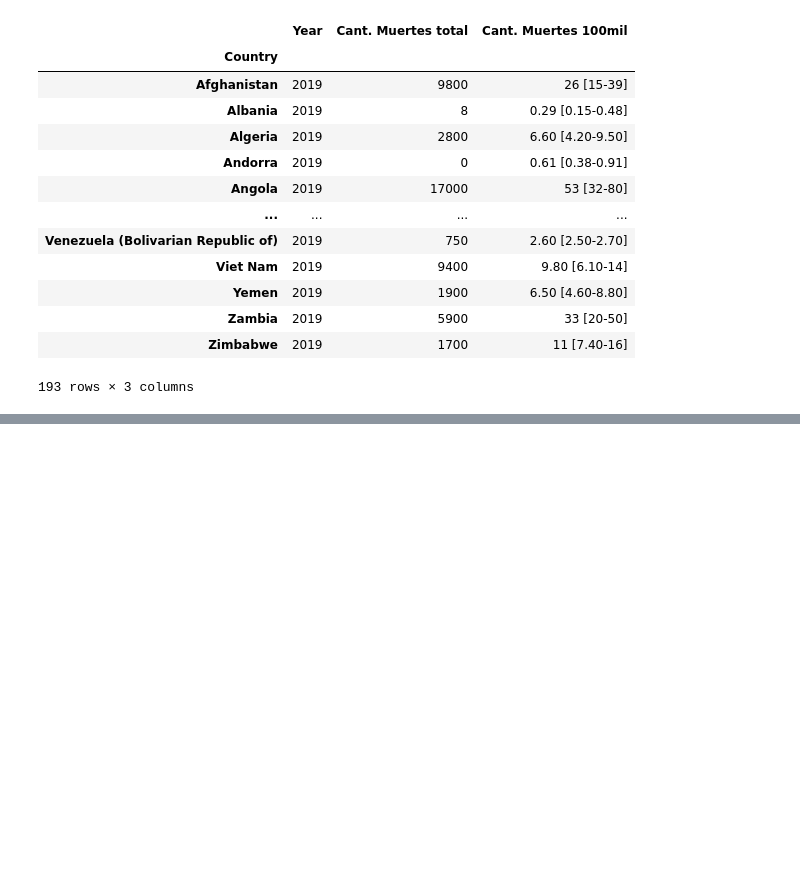
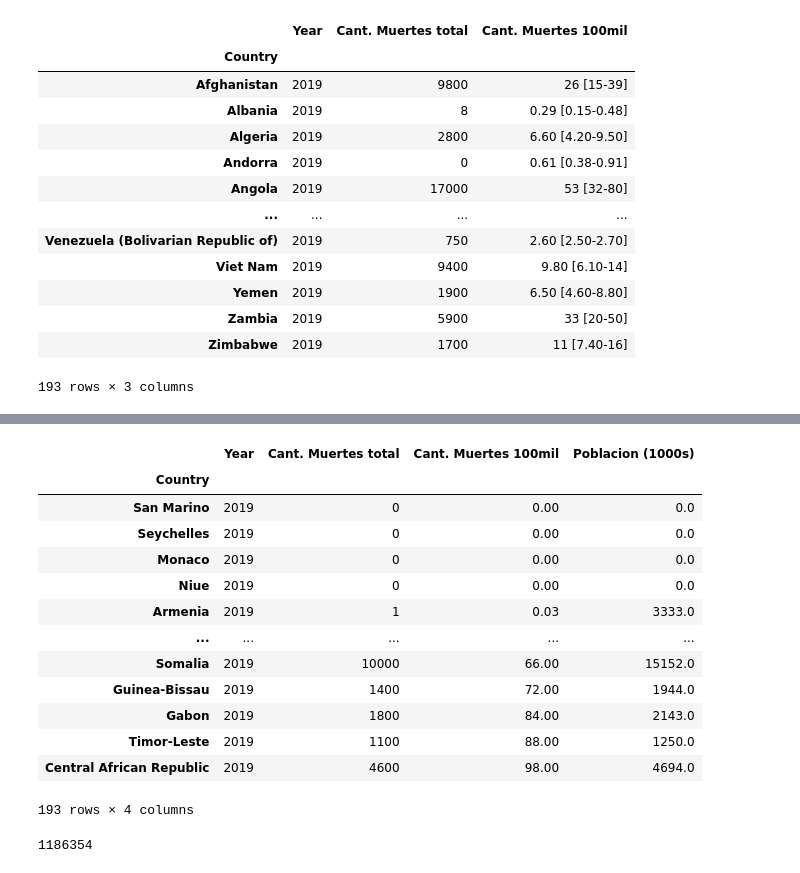
Before and after one commit to jansforte/Inteligencia-Artificial, a Jupyter notebook: Examen/AI_Examen_01_Johan_y_Jeison_Fuentes.ipynb, the cells around one changed output, grey strips where cells are left out. Drawn from its saved outputs; the diff is of its cells as text; code cells hidden in the pictures; blank space fills up the shorter version.

```diff
--- a/Examen/AI_Examen_01_Johan_y_Jeison_Fuentes.ipynb
+++ b/Examen/AI_Examen_01_Johan_y_Jeison_Fuentes.ipynb
@@ -85,0 +140,21 @@ data
+# %%
+data.sort_values('Cant. Muertes 100mil')
+# %% [output]
+|  | Year | Cant. Muertes total | Cant. Muertes 100mil | Poblacion (1000s) |
+| Country |  |  |  |  |
+| San Marino | 2019 | 0 | 0.00 | 0.0 |
+| Seychelles | 2019 | 0 | 0.00 | 0.0 |
+| Monaco | 2019 | 0 | 0.00 | 0.0 |
+| Niue | 2019 | 0 | 0.00 | 0.0 |
+| Armenia | 2019 | 1 | 0.03 | 3333.0 |
+| ... | ... | ... | ... | ... |
+| Somalia | 2019 | 10000 | 66.00 | 15152.0 |
+| Guinea-Bissau | 2019 | 1400 | 72.00 | 1944.0 |
+| Gabon | 2019 | 1800 | 84.00 | 2143.0 |
+| Timor-Leste | 2019 | 1100 | 88.00 | 1250.0 |
+| Central African Republic | 2019 | 4600 | 98.00 | 4694.0 |
+193 rows × 4 columns
+# %%
+data['Cant. Muertes total'].sum()
+# %% [output]
+1186354
```
Also changed, not shown: parts of 6 cells of this notebook, 6 other files.
